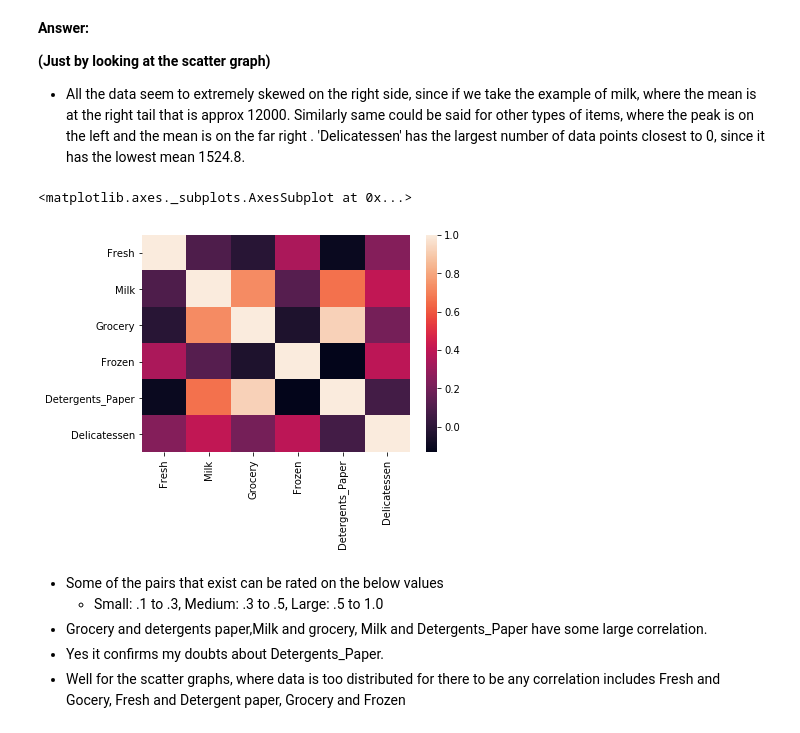
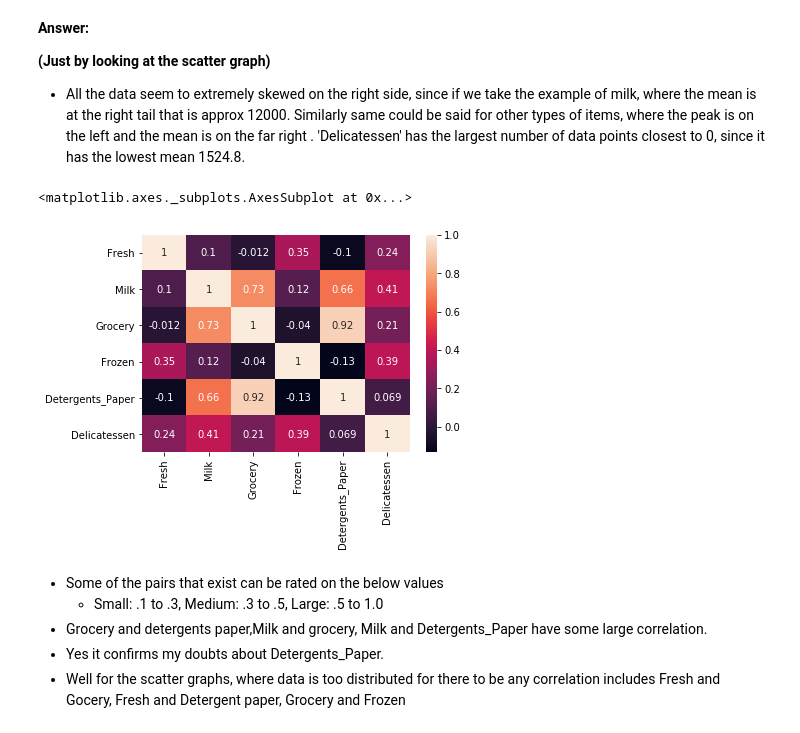
Before and after one commit to 007ebey/MachineLearning, a Jupyter notebook: CreatingCustomerSegment/customer_segments.ipynb, the cells around one changed output. Saved outputs shown, nothing was run; the diff lists cells and outputs as text; code cells hidden in the pictures.

```diff
--- a/CreatingCustomerSegment/customer_segments.ipynb
+++ b/CreatingCustomerSegment/customer_segments.ipynb
@@ -193,10 +262,10 @@ pd.scatter_matrix(data, alpha = 0.3, figsize = (14,8), diagonal = 'kde');
 - All the data seem to extremely skewed on the right side, since if we take the example of milk, where the mean is at the right tail that is approx 12000. Similarly same could be said for other types of items, where the peak is on the left and the mean is on the far right . 'Delicatessen' has the largest number of data points closest to 0, since it has the lowest mean 1524.8.
 # %%
 import seaborn as sns
-sns.heatmap(data.corr())
+sns.heatmap(data.corr(), annot=True)
 # %% [output]
 <matplotlib.axes._subplots.AxesSubplot at 0x...>
-[figure, old version]
+[figure, new version]
 # %% [markdown]
 
 - Some of the pairs that exist can be rated on the below values
```
Also changed, not shown: parts of 32 cells of this notebook, 1 other file.
